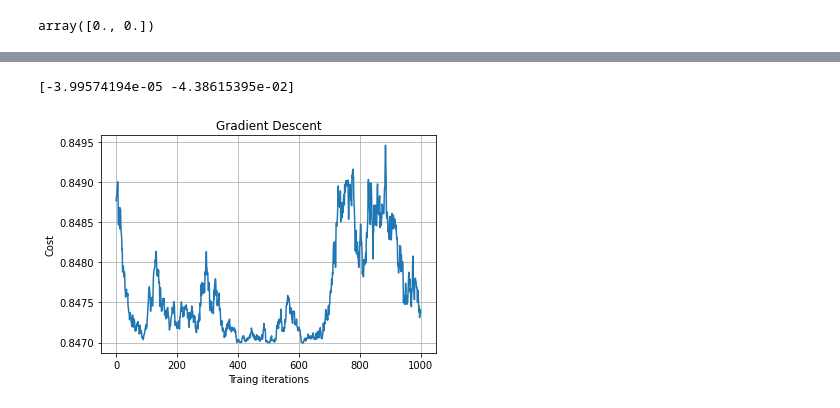
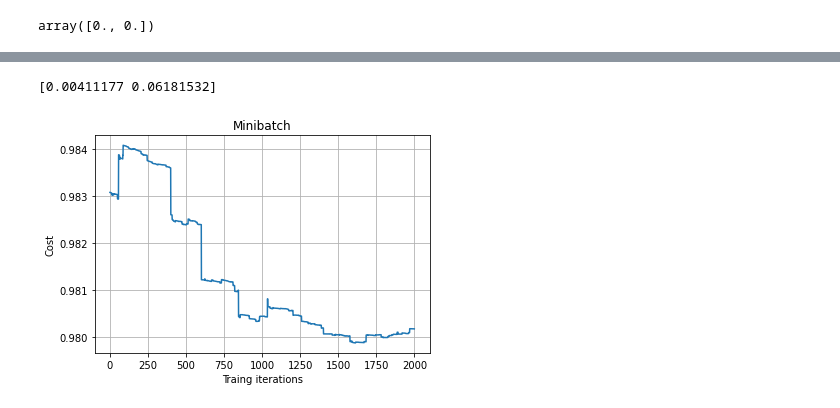
Before and after one commit to cuongpiger/Hands_On_Deep_Learning_Algorithms_with_Python, a Jupyter notebook: Chapter 03. Gradient Descent and Its Variants/demo_03.01.ipynb, the cells around one changed output, grey strips where cells are left out. Drawn from its saved outputs; the diff is of its cells as text; code cells hidden in the pictures.

```diff
--- a/Chapter 03. Gradient Descent and Its Variants/demo_03.01.ipynb
+++ b/Chapter 03. Gradient Descent and Its Variants/demo_03.01.ipynb
@@ -71,5 +71,5 @@ array([5.07395093e-05, 1.21175359e-04])
 # %%
-def minibatch(data, theta, lr=1e-2, minibatch_ratio=0.01, num_iterations=1000):
+def minibatch(data, theta, lr=1e-2, minibatch_ratio=0.01, num_iterations=2000):
     minibatch_size = int(math.ceil(len(data)) * minibatch_ratio)
     loss = []
 
@@ -77,7 +77,7 @@ def minibatch(data, theta, lr=1e-2, minibatch_ratio=0.01, num_iterations=1000):
         sample_size = random.sample(range(len(data)), minibatch_size)
         np.random.shuffle(data)
 
-        sample_data = data[sample_size, :]
+        sample_data = data[:sample_size[0], :]
         grad = compute_gradients(sample_data, theta)
         theta = theta - (lr * grad)
         loss.append(loss_function(data, theta))
@@ -86,14 +86,14 @@ def minibatch(data, theta, lr=1e-2, minibatch_ratio=0.01, num_iterations=1000):
 # %%
 theta, loss = minibatch(data, theta)
 
 print(theta)
 
 plt.plot(loss)
 plt.grid()
 plt.xlabel('Traing iterations')
 plt.ylabel('Cost')
-plt.title('Gradient Descent')
+plt.title('Minibatch')
 plt.show()
 # %% [output]
-[-3.99574194e-05 -4.38615395e-02]
+[0.00411177 0.06181532]
-[figure, old version]
+[figure, new version]
```
Also changed, not shown: parts of 5 cells of this notebook, 6 other files.
